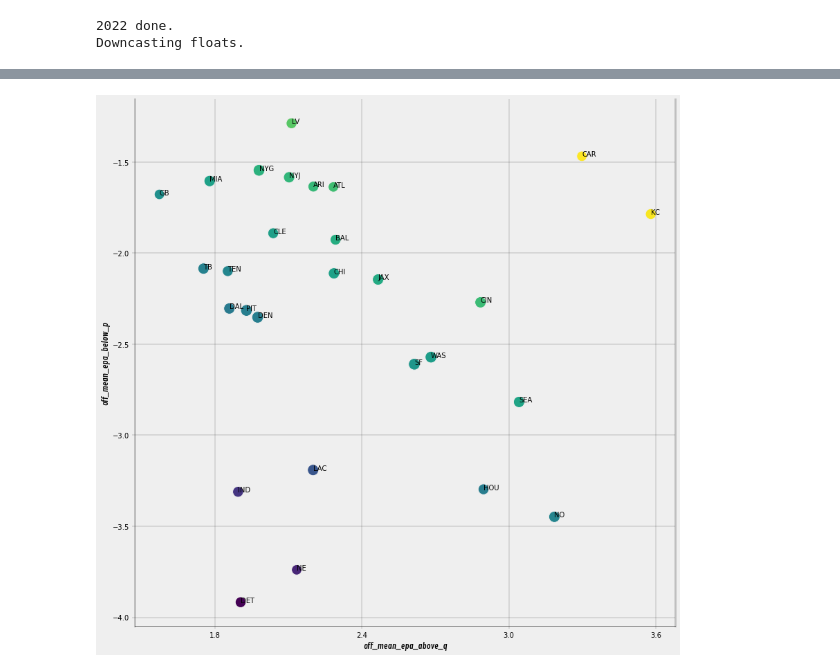
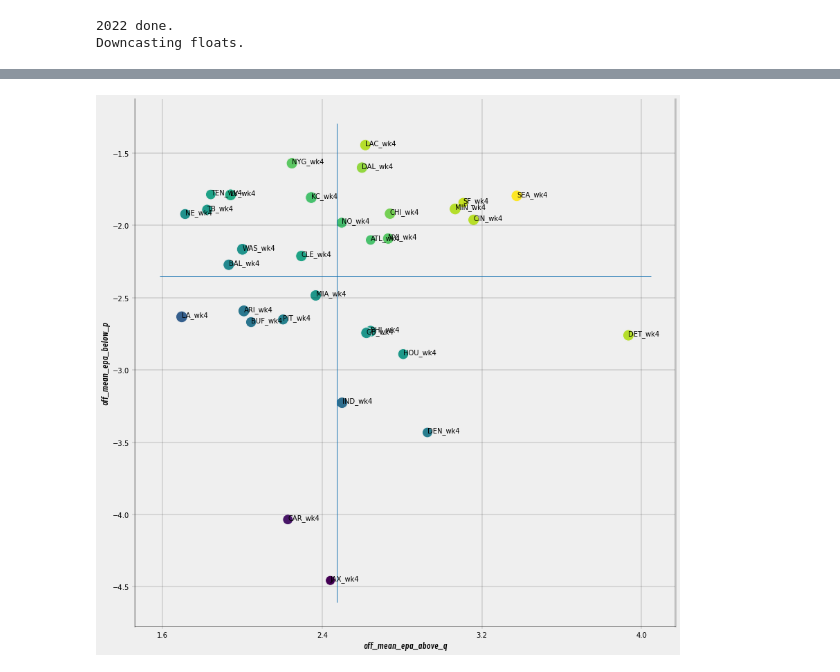
Before and after one commit to keeganheilman/nfl-charts, a Jupyter notebook: explosive_ratio.ipynb, the cells around one changed output, grey strips where cells are left out. Cells and saved outputs as stored; diff of their text form; code cells hidden in the pictures.

```diff
--- a/explosive_ratio.ipynb
+++ b/explosive_ratio.ipynb
@@ -210,34 +143,38 @@ ax.xaxis.set_major_locator(plt.MaxNLocator(4))
 spines = ["top", "right", "bottom", "left"]
 for s in spines:
     if s in ["top"]:
         ax.spines[s].set_visible(False)
     elif s in ["left", "right"]:
         ax.spines[s].set_color(spines_color)
         ax.spines[s].set_linewidth(3)
         ax.spines[s].set_alpha(.2)
     else:
         ax.spines[s].set_color(spines_color)
         ax.spines[s].set_alpha(.6)
 
 weeks = [1,2,3,4,5,6,7]
-weeks = [7]
+weeks = [4]
 # teams = ['KC','BUF']
 # nfc_west = ['ARI','LA','SEA','SF']
+df = kh.get_epa_info(df_pbp,weeks=weeks).reset_index()
 ax.scatter(df[x_vals],df[y_vals], c=df[x_vals]+df[y_vals],cmap="viridis",edgecolors=background,s=100+(10*(df['off_qthpercentile_play_count']+df['off_pthpercentile_play_count'])), alpha=1,lw=1)
-df = get_epa_info(weeks=weeks).reset_index()
+xmin, xmax = ax.get_xlim()
+ymin, ymax = ax.get_ylim()
+ax.hlines(y=df[y_vals].mean(),xmin=xmin, xmax=xmax, alpha=1,lw=1)
+ax.vlines(x=df[x_vals].mean(),ymin=ymin, ymax=ymax, alpha=1,lw=1)
 for row_idx, row in df.iterrows():
 #     img = getImage(team=row.posteam)
 #     img.thumbnail((32, 32))
 #     imagebox = OffsetImage(img)
 #     imagebox.image.axes = ax
 #     ab = AnnotationBbox(imagebox, [row[x_vals],row[y_vals]], frameon=False)
 #     ax.add_artist(ab)
-    ax.annotate(row.posteam, (row[x_vals],row[y_vals]))
+    ax.annotate( (row.posteam +"_wk"+str(row.week)) , (row[x_vals],row[y_vals]))
 
 # ax.scatter(df['off_epa_mean'],df['off_epa_mean'], c=df['off_epa_mean']+df['off_epa_mean'],cmap="viridis",edgecolors=background,s=100+(10*(df['off_qthpercentile_play_count']+df['off_pthpercentile_play_count'])), alpha=1,lw=1)
 # ax.scatter(df['off_epa_mean'],df['off_epa_mean'], c=df['off_epa_mean']+df['off_epa_mean'],cmap="viridis",edgecolors=background,s=100+(10*(df['off_qthpercentile_play_count']+df['off_pthpercentile_play_count'])), alpha=1,lw=1)
 
 # ax.set_ylim(2.0,0.8)
 plt.show()
 # %% [output]
-[figure, old version]
+[figure, new version]
```
Also changed, not shown: parts of 20 cells of this notebook.
